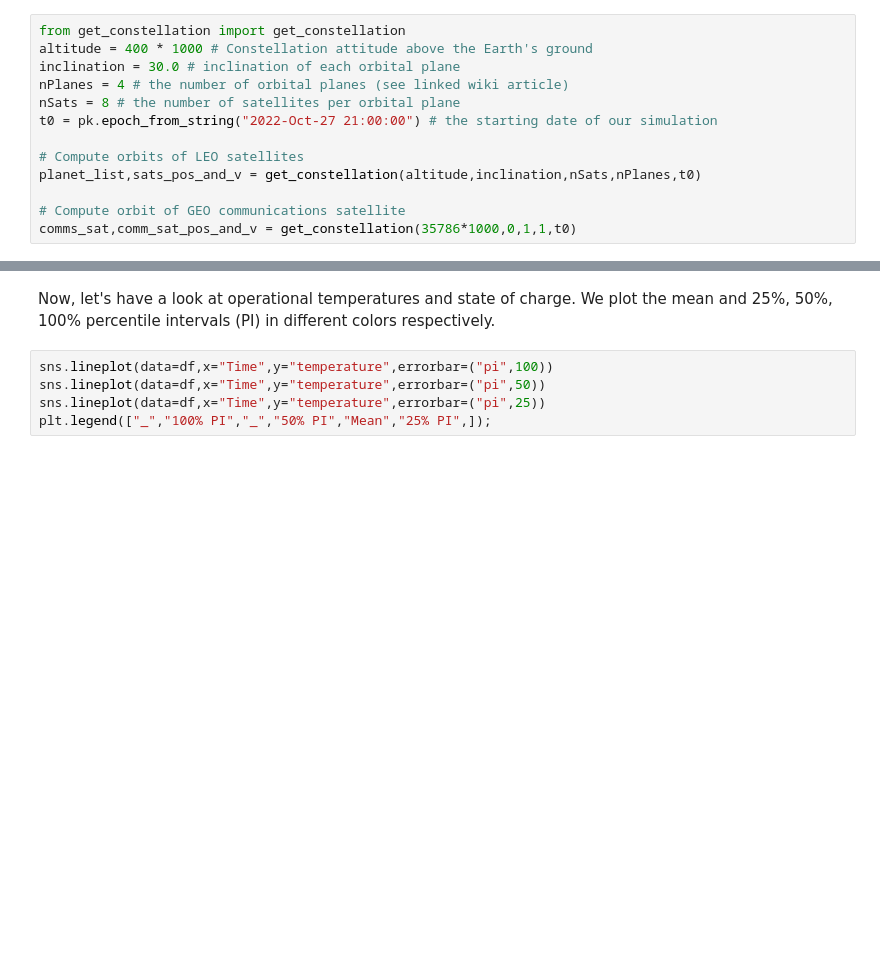
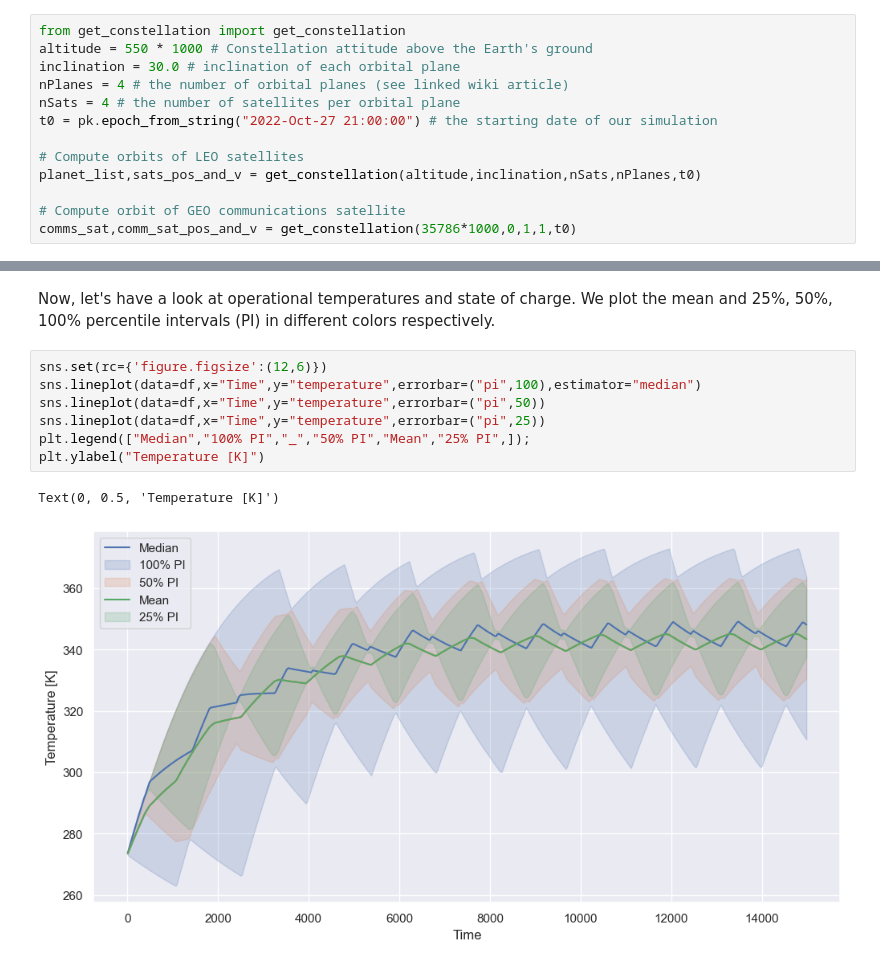
Before and after one commit to aidotse/PASEOS, a Jupyter notebook: examples/Constellation_example/constellation.ipynb, the cells around one changed output, grey strips where cells are left out. Drawn from its saved outputs; the diff is of its cells as text; blank space fills up the shorter version.

```diff
--- a/examples/Constellation_example/constellation.ipynb
+++ b/examples/Constellation_example/constellation.ipynb
@@ -31,9 +35,9 @@ For illustrative purposes our constellation will consist of 32 satellites in LEO
 # %%
 from get_constellation import get_constellation
-altitude = 400 * 1000 # Constellation attitude above the Earth's ground
+altitude = 550 * 1000 # Constellation attitude above the Earth's ground
 inclination = 30.0 # inclination of each orbital plane
 nPlanes = 4 # the number of orbital planes (see linked wiki article)
-nSats = 8 # the number of satellites per orbital plane
+nSats = 4 # the number of satellites per orbital plane
 t0 = pk.epoch_from_string("2022-Oct-27 21:00:00") # the starting date of our simulation
 
 # Compute orbits of LEO satellites
@@ -271,8 +337,13 @@ g.set_xticklabels(rotation=45)
 # %% [markdown]
 Now, let's have a look at operational temperatures and state of charge. We plot the mean and 25%, 50%, 100% percentile intervals (PI) in different colors respectively.
 # %%
-sns.lineplot(data=df,x="Time",y="temperature",errorbar=("pi",100))
+sns.set(rc={'figure.figsize':(12,6)})
+sns.lineplot(data=df,x="Time",y="temperature",errorbar=("pi",100),estimator="median")
 sns.lineplot(data=df,x="Time",y="temperature",errorbar=("pi",50))
 sns.lineplot(data=df,x="Time",y="temperature",errorbar=("pi",25))
-plt.legend(["_","100% PI","_","50% PI","Mean","25% PI",]);
+plt.legend(["Median","100% PI","_","50% PI","Mean","25% PI",]);
+plt.ylabel("Temperature [K]")
+# %% [output]
+Text(0, 0.5, 'Temperature [K]')
+[figure, added]
 # %%
```
Also changed, not shown: parts of 18 cells of this notebook, 1 other file.
